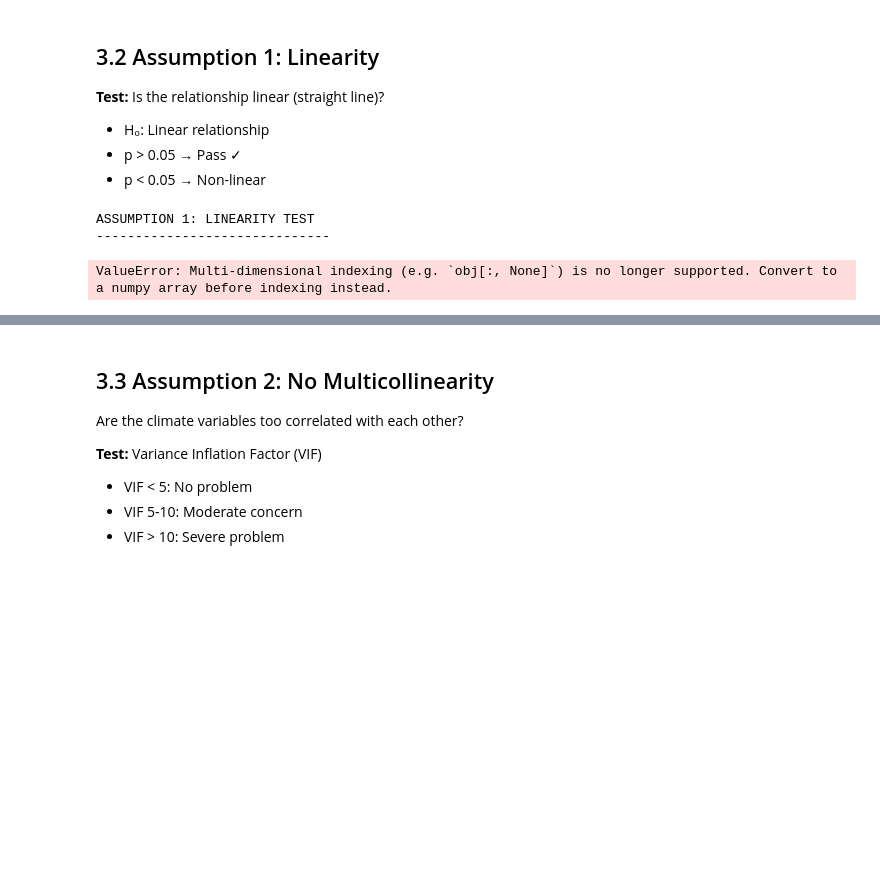
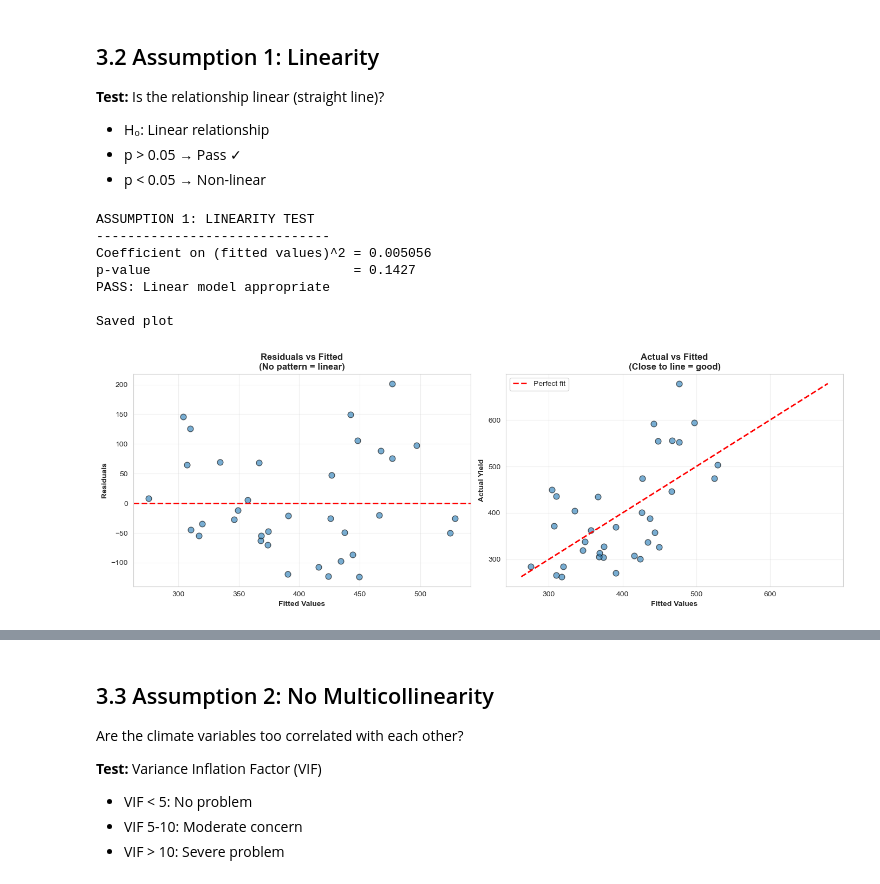
Before and after one commit to DoreenMolly/kenya-coffee-research, a Jupyter notebook: notebooks/data_analysis.ipynb, the cells around one changed output, grey strips where cells are left out. Drawn from its saved outputs; the diff is of its cells as text; code cells hidden in the pictures; blank space fills up the shorter version.

```diff
--- a/notebooks/data_analysis.ipynb
+++ b/notebooks/data_analysis.ipynb
@@ -933,18 +933,51 @@ Ready to test assumptions...
 - p > 0.05 → Pass ✓
 - p < 0.05 → Non-linear
 # %%
-print("ASSUMPTION 1: LINEARITY TEST")
+print("ASSUMPTION 1: LINEARITY TEST ")
 print("-"*30)
 
-# Run test
-reset_test = linear_reset(model, power=2)
+fitted_sq = np.array(fitted_values) ** 2
+X_reset = X.copy()
+X_reset['fitted_sq'] = fitted_sq
 
-# Just see what we get
-print("\nTest result object:")
-print(type(reset_test))
-print("\nFull output:")
-print(reset_test.summary())
+model_reset = sm.OLS(y, X_reset).fit()
+reset_coef = model_reset.params['fitted_sq']
+reset_p = model_reset.pvalues['fitted_sq']
+
+print(f"Coefficient on (fitted values)^2 = {reset_coef:.6f}")
+print(f"p-value                          = {reset_p:.4f}")
+result = "PASS" if reset_p > 0.05 else "FAIL"
+print(f"{result}: {'Linear model appropriate' if reset_p > 0.05 else 'Non-linearity detected'}")
+
+fig, axes = plt.subplots(1, 2, figsize=(14, 5))
+
+axes[0].scatter(fitted_values, residuals, alpha=0.6, s=60, edgecolors='black')
+axes[0].axhline(0, color='red', linestyle='--', linewidth=2)
+axes[0].set_xlabel('Fitted Values', fontweight='bold')
+axes[0].set_ylabel('Residuals', fontweight='bold')
+axes[0].set_title('Residuals vs Fitted\n(No pattern = linear)', fontweight='bold')
+axes[0].grid(True, alpha=0.3)
+
+axes[1].scatter(fitted_values, y, alpha=0.6, s=60, edgecolors='black')
+axes[1].plot([y.min(), y.max()], [y.min(), y.max()], 'r--', linewidth=2,
+             label='Perfect fit')
+axes[1].set_xlabel('Fitted Values', fontweight='bold')
+axes[1].set_ylabel('Actual Yield', fontweight='bold')
+axes[1].set_title('Actual vs Fitted\n(Close to line = good)', fontweight='bold')
+axes[1].legend()
+axes[1].grid(True, alpha=0.3)
+
+plt.tight_layout()
+plt.savefig('/Users/dwanjiru/projects/kenya-coffee-research/reports/03_assumption1_linearity.png',
+            dpi=300, bbox_inches='tight')
+print("\nSaved plot")
+plt.show()
 # %% [output]
 ASSUMPTION 1: LINEARITY TEST
 ------------------------------
+Coefficient on (fitted values)^2 = 0.005056
+p-value                          = 0.1427
+PASS: Linear model appropriate
+
+Saved plot
-ValueError: Multi-dimensional indexing (e.g. `obj[:, None]`) is no longer supported. Convert to a numpy array before indexing instead.
+[figure, added]
```
Also changed, not shown: parts of 5 cells of this notebook, 10 other files.
